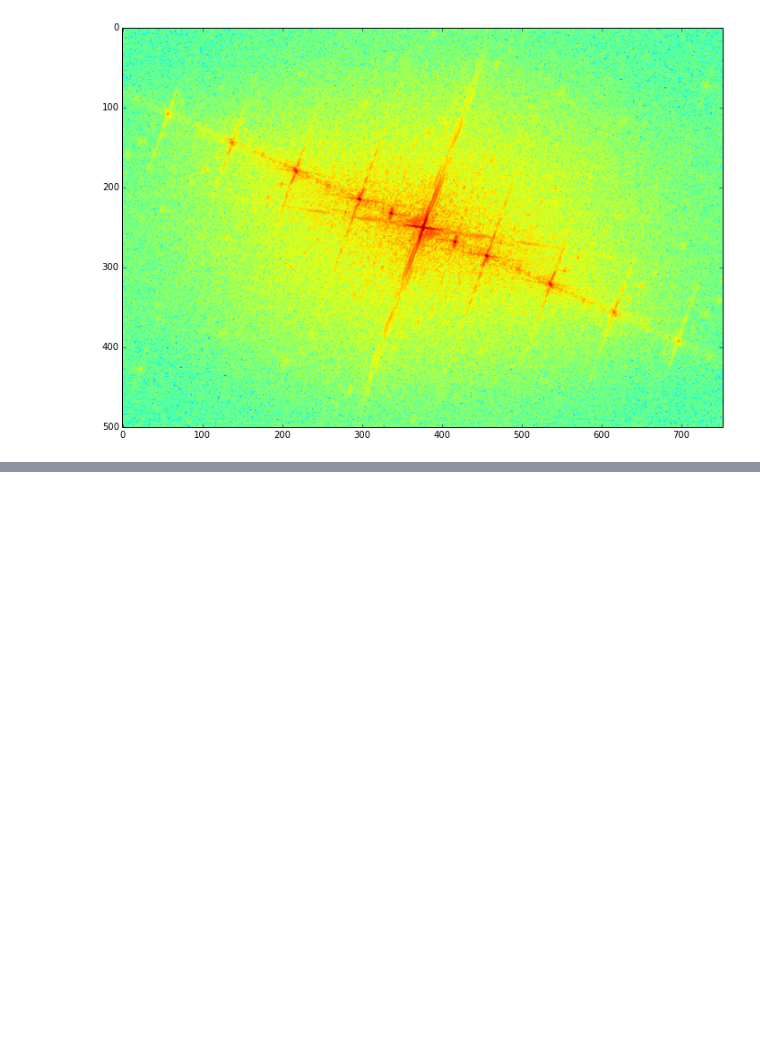
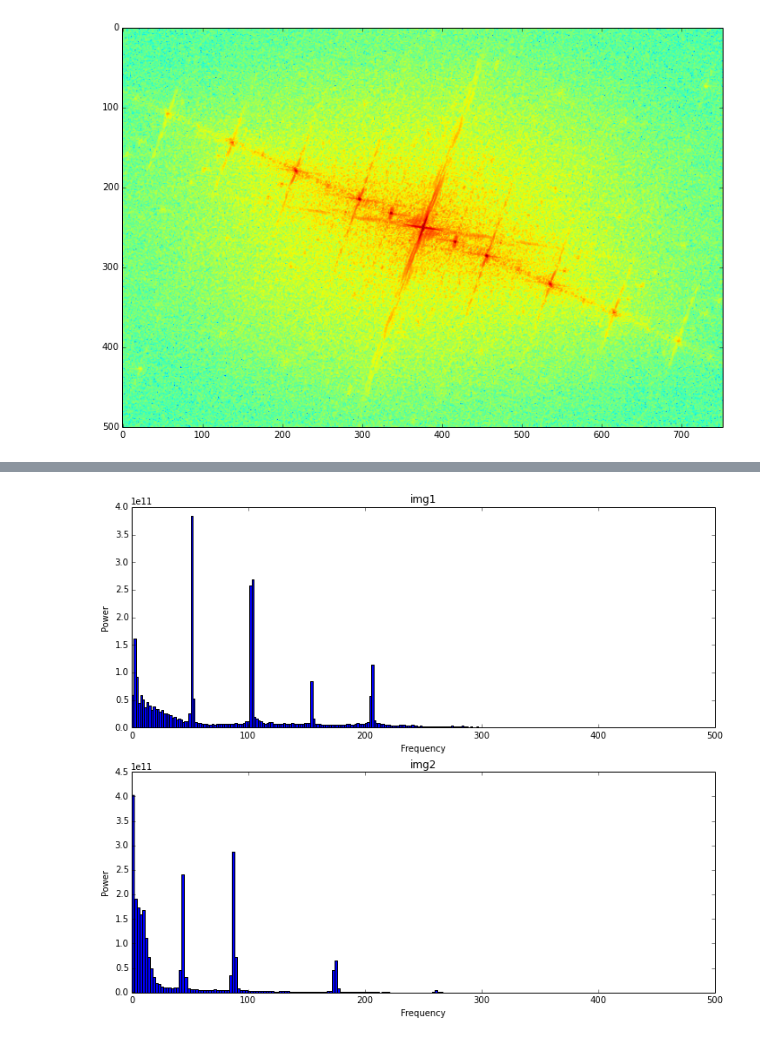
Before and after one commit to znah/notebooks, a Jupyter notebook: FFT_match.ipynb, the cells around one changed output, grey strips where cells are left out. Drawn from its saved outputs; the diff is of its cells as text; code cells hidden in the pictures; blank space fills up the shorter version.

```diff
--- a/FFT_match.ipynb
+++ b/FFT_match.ipynb
@@ -55,0 +88,9 @@ As we see, spectrums contain aligned series of peaks from harmonics, produced by
+# %%
+ax = subplot(211)
+title('img1')
+r_hist(F1**2)
+subplot(212, sharex=ax)
+title('img2')
+r_hist(F2**2)
+# %% [output]
+[figure, added]
```
Also changed, not shown: parts of 5 cells of this notebook.
